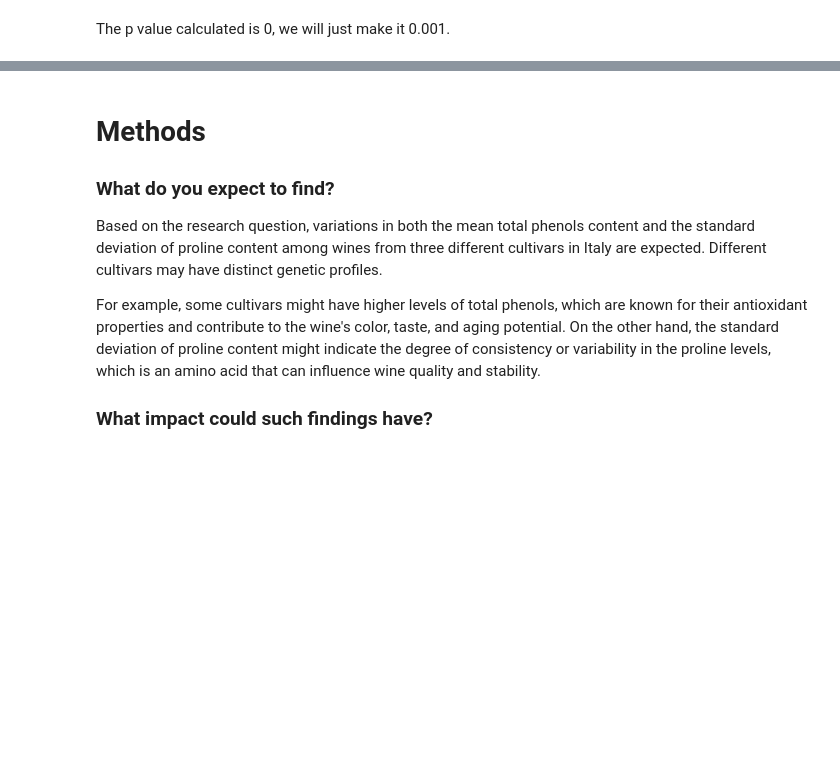
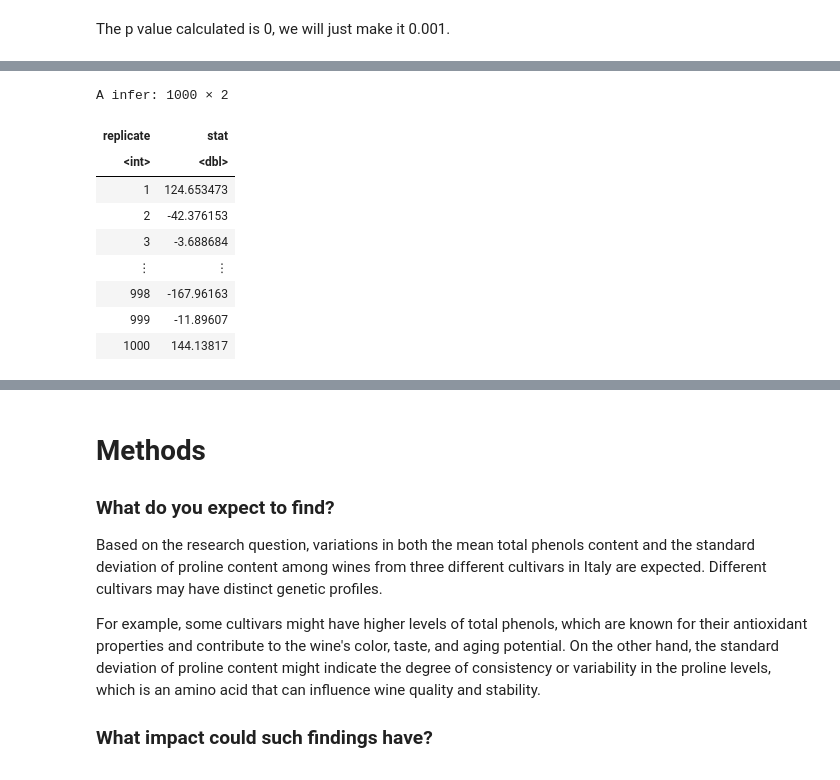
Before and after one commit to lyl1220/Stat201_Project, a Jupyter notebook: w group proposal.ipynb, the cells around one changed output, grey strips where cells are left out. Cells and saved outputs as stored; diff of their text form; code cells hidden in the pictures; blank space fills up the shorter version.

```diff
--- a/w group proposal.ipynb
+++ b/w group proposal.ipynb
@@ -203,0 +196,17 @@ plot
+# %%
+null_proline<-clean_data|>specify(proline~class)|>
+hypothesize(null="independence")|>
+generate(reps=1000, type="permute")|>
+calculate(stat="diff in means",order=c("1","2"))
+null_proline
+# %% [output]
+A infer: 1000 × 2
+| replicate | stat |
+| <int> | <dbl> |
+| 1 | 124.653473 |
+| 2 | -42.376153 |
+| 3 | -3.688684 |
+| ⋮ | ⋮ |
+| 998 | -167.96163 |
+| 999 | -11.89607 |
+| 1000 | 144.13817 |
```
Also changed, not shown: parts of 16 cells of this notebook.
